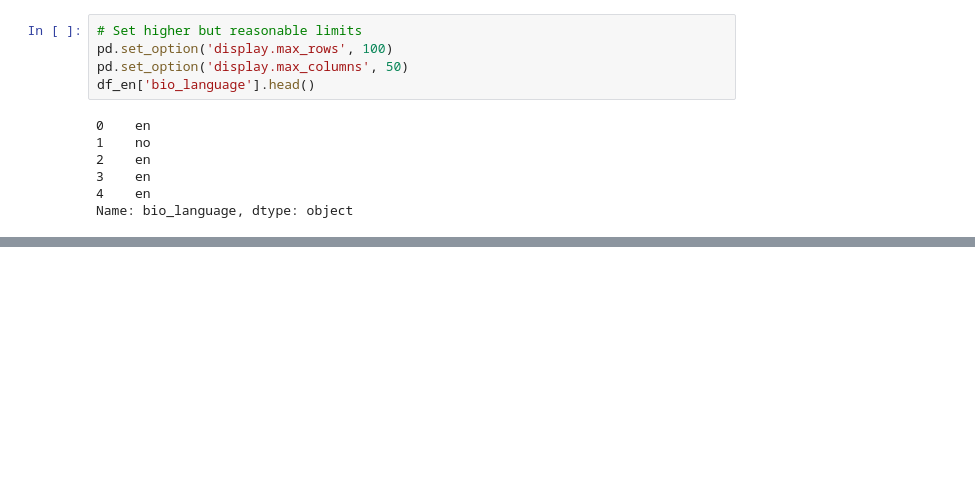
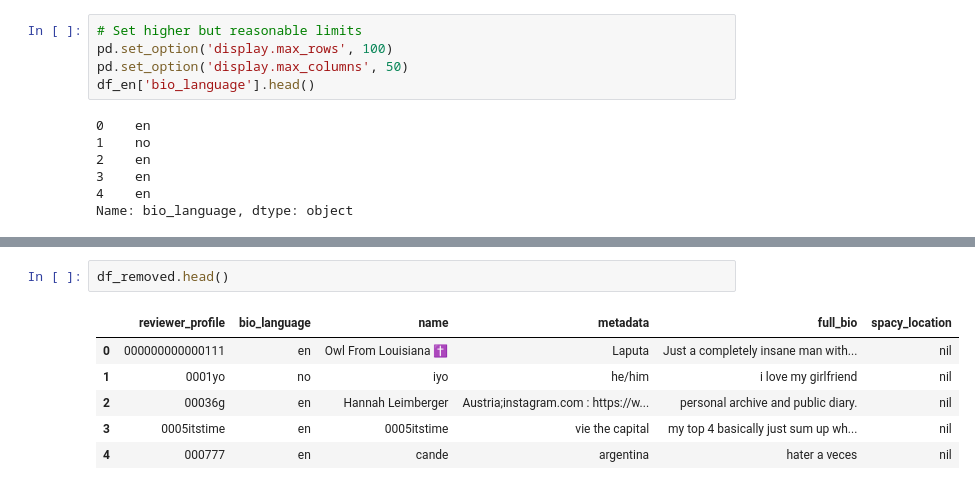
Before and after one commit to Ayan-Sengupta/us_location_identifier, a Jupyter notebook: src/experiment.ipynb, the cells around one changed output, grey strips where cells are left out. Cells and saved outputs as stored; diff of their text form; blank space fills up the shorter version.

```diff
--- a/src/experiment.ipynb
+++ b/src/experiment.ipynb
@@ -48,0 +67,9 @@ Name: bio_language, dtype: object
+# %%
+df_removed.head()
+# %% [output]
+|  | reviewer_profile | bio_language | name | metadata | full_bio | spacy_location |
+| 0 | 000000000000111 | en | Owl From Louisiana ✝️ | Laputa | Just a completely insane man with... | nil |
+| 1 | 0001yo | no | iyo | he/him | i love my girlfriend | nil |
+| 2 | 00036g | en | Hannah Leimberger | Austria;instagram.com : https://w... | personal archive and public diary. | nil |
+| 3 | 0005itstime | en | 0005itstime | vie the capital | my top 4 basically just sum up wh... | nil |
+| 4 | 000777 | en | cande | argentina | hater a veces | nil |
```
Also changed, not shown: parts of 4 cells of this notebook, 1 other file.
